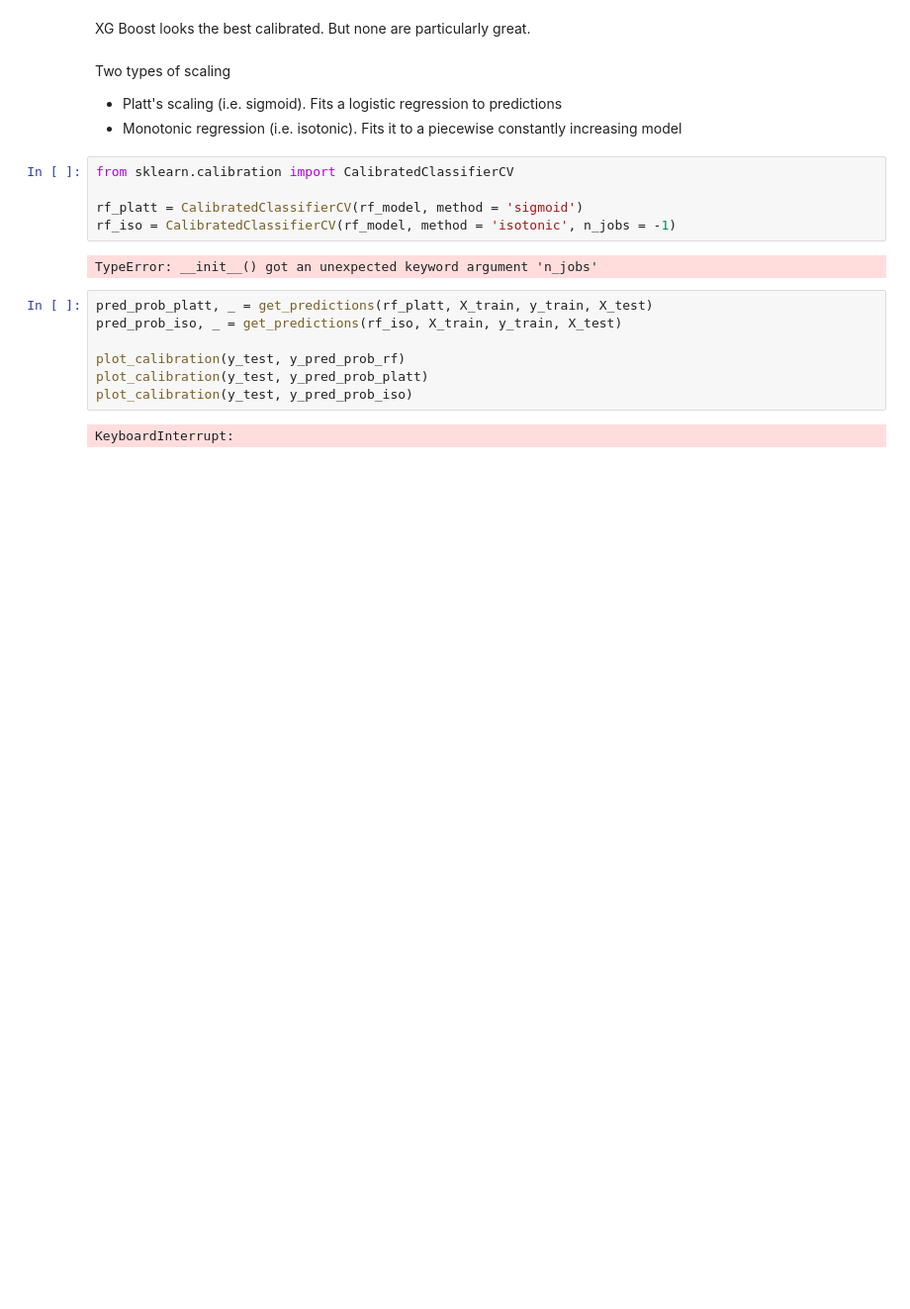
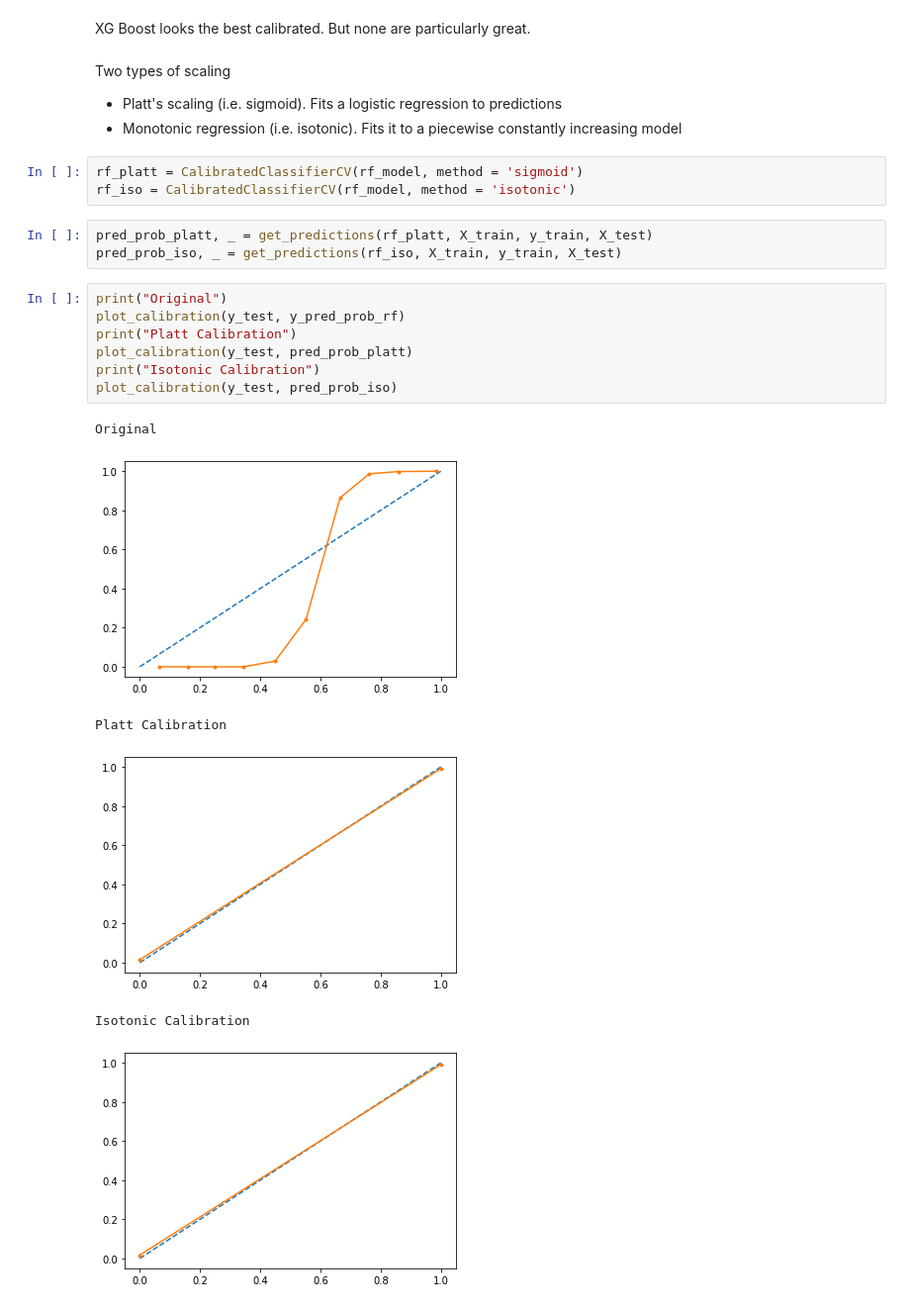
Before and after one commit to MarshallKrakauer/MovePrediction, a Jupyter notebook: ChessPrediction.ipynb, the cells around one changed output. Shown at 99% size. Drawn from its saved outputs; the diff is of its cells as text; blank space fills up the shorter version.

Commit message:
fix calibration error

```diff
--- a/ChessPrediction.ipynb
+++ b/ChessPrediction.ipynb
@@ -348,18 +349,22 @@ Two types of scaling
 * Platt's scaling (i.e. sigmoid). Fits a logistic regression to predictions
 * Monotonic regression (i.e. isotonic). Fits it to a piecewise constantly increasing model
 # %%
-from sklearn.calibration import CalibratedClassifierCV
-
 rf_platt = CalibratedClassifierCV(rf_model, method = 'sigmoid')
-rf_iso = CalibratedClassifierCV(rf_model, method = 'isotonic', n_jobs = -1)
+rf_iso = CalibratedClassifierCV(rf_model, method = 'isotonic')
-# %% [output]
-TypeError: __init__() got an unexpected keyword argument 'n_jobs'
 # %%
 pred_prob_platt, _ = get_predictions(rf_platt, X_train, y_train, X_test)
 pred_prob_iso, _ = get_predictions(rf_iso, X_train, y_train, X_test)
-
-plot_calibration(y_test, y_pred_prob_rf)
-plot_calibration(y_test, y_pred_prob_platt)
-plot_calibration(y_test, y_pred_prob_iso)
-# %% [output]
-KeyboardInterrupt:
+# %%
+print("Original")
+plot_calibration(y_test, y_pred_prob_rf)
+print("Platt Calibration")
+plot_calibration(y_test, pred_prob_platt)
+print("Isotonic Calibration")
+plot_calibration(y_test, pred_prob_iso)
+# %% [output]
+Original
+[figure, added]
+Platt Calibration
+[figure, added]
+Isotonic Calibration
+[figure, added]
```
Also changed, not shown: parts of 3 cells of this notebook.
